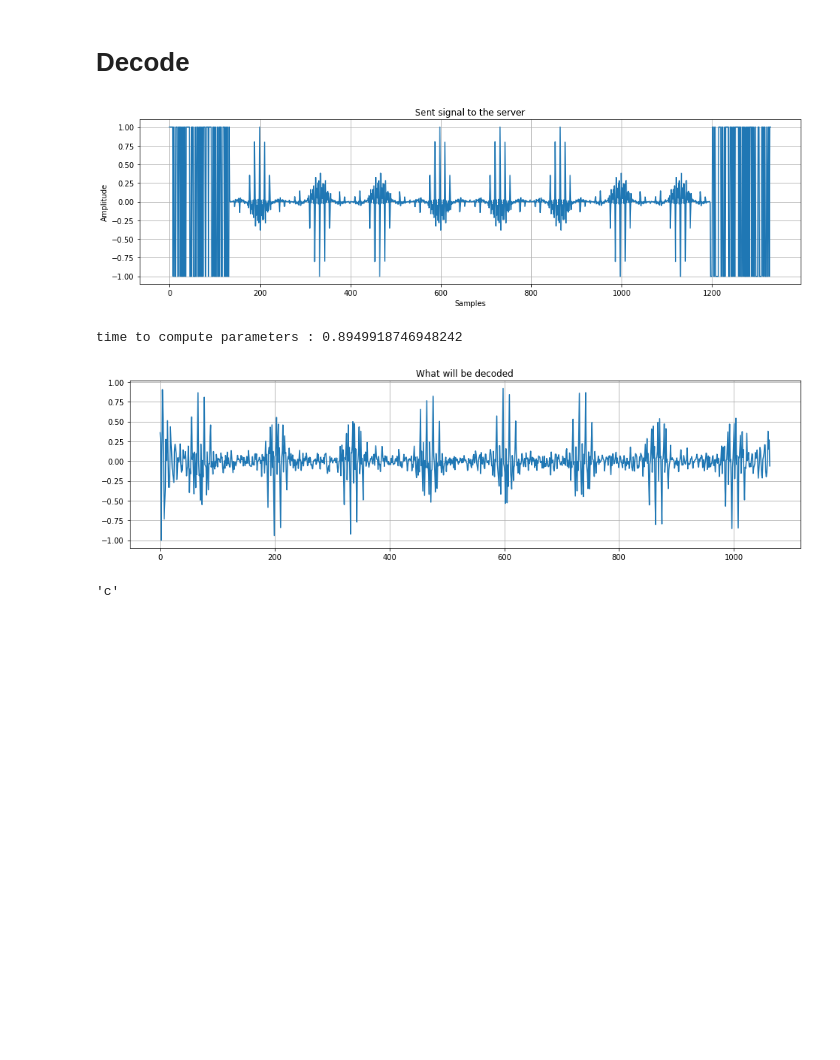
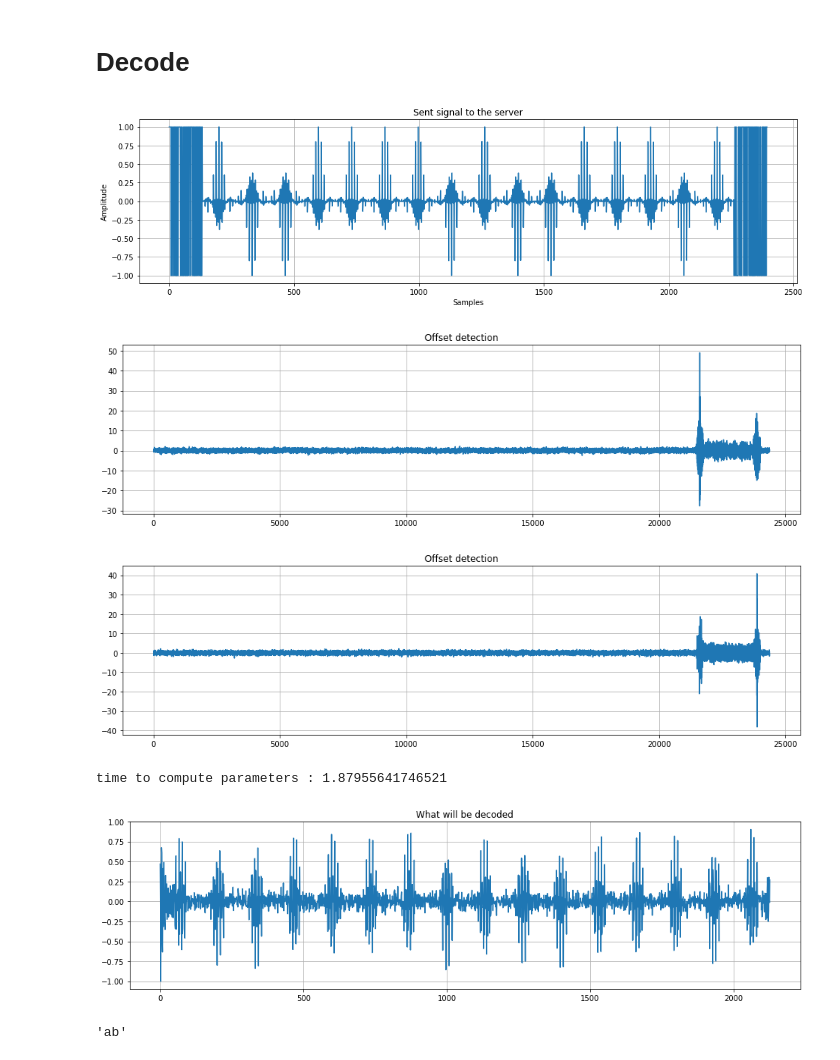
Before and after one commit to Dreyvor/Project_PDC, a Jupyter notebook: final.ipynb, the cells around one changed output. Cells and saved outputs as stored; diff of their text form; code cells hidden in the pictures; blank space fills up the shorter version.

```diff
--- a/final.ipynb
+++ b/final.ipynb
@@ -253,27 +254,29 @@ def plotSentSignal(signal):
 # %%
 def main(s):
     code = b2c.f(tb.text_to_bits(s))
     signal = encode(code, base)
     plotSentSignal(signal)
 
     np.savetxt("to_send.txt", signal)
     !python client.py --input_file=to_send.txt --output_file=received.txt --srv_hostname=iscsrv72.epfl.ch --srv_port=80
 
     #time to send and receive back
-    #time.sleep(3)
+    time.sleep(3)
 
     received = np.loadtxt("received.txt")
     decoded = decode(received, base)
     final_res = receiver(decoded)
 
     return final_res
+
+main('ab')
+# %% [output]
+[figure, added]
+[figure, added]
+[figure, added]
+time to compute parameters : 1.87955641746521
+[figure, added]
+'ab'
-# %%
-main("c")
-# %% [output]
-[figure, removed]
-time to compute parameters : 0.8949918746948242
-[figure, removed]
-'c'
 # %%
 import random
 import string
```
Also changed, not shown: parts of 3 cells of this notebook.
